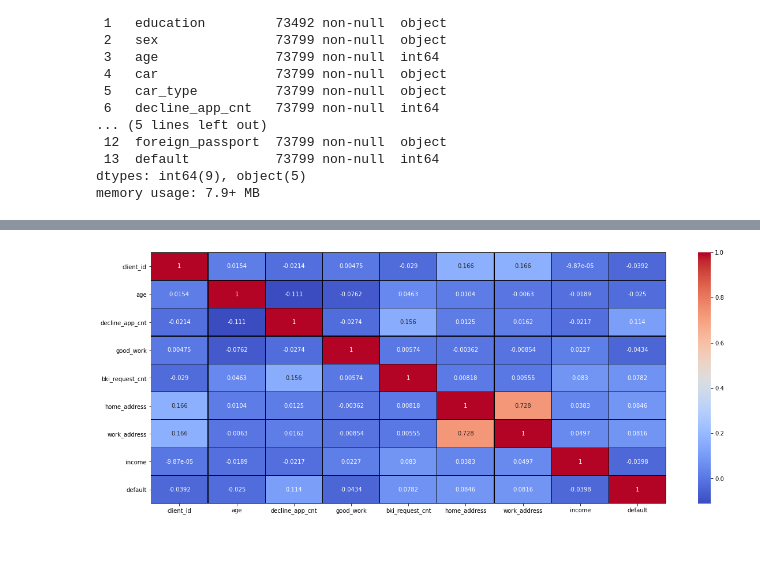
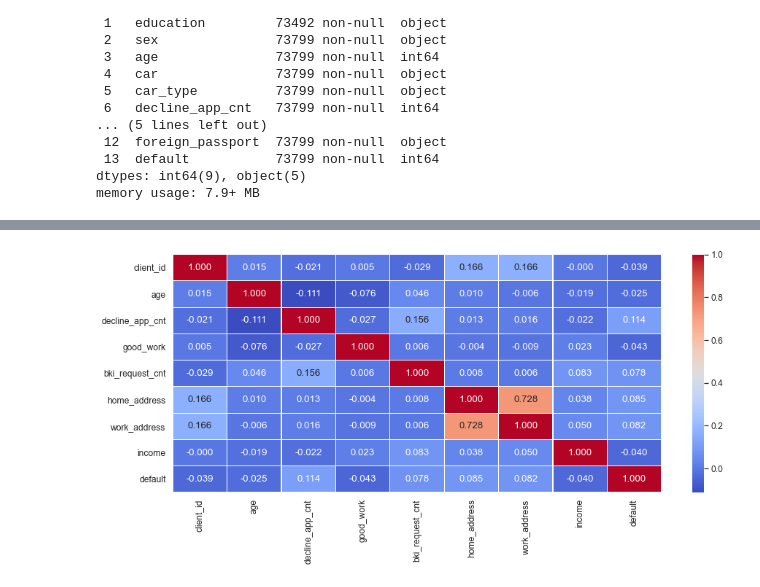
Before and after one commit to IvanAleshin/Skillfactory_projects, a Jupyter notebook: module_4/main_file.ipynb, the cells around one changed output, grey strips where cells are left out. Cells and saved outputs as stored; diff of their text form; code cells hidden in the pictures; blank space fills up the shorter version.

```diff
--- a/module_4/main_file.ipynb
+++ b/module_4/main_file.ipynb
@@ -73,0 +101,4 @@ memory usage: 7.9+ MB
+# %%
+# Заполнили пропуски в образовании
+data.education.fillna('no_info', inplace=True)
+data.education.value_counts()
@@ -74,5 +113,5 @@ memory usage: 7.9+ MB
 # %%
-plt.figure(figsize=(20, 8))
-sns.heatmap(data.corr(), cmap="coolwarm", annot=True, fmt ='.3g', linewidths=0.1, linecolor='black')
-plt.show()
+sns.set(font_scale=1.1)
+plt.subplots(figsize=(15,6))
+sns.heatmap(data.corr(), annot=True, fmt='.3f', linewidths=0.1, cmap="coolwarm")
 # %% [output]
@@ -81 +119 @@ plt.show()
-[figure, old version]
+[figure, new version]
```
Also changed, not shown: parts of 15 cells of this notebook, 1 other file.
